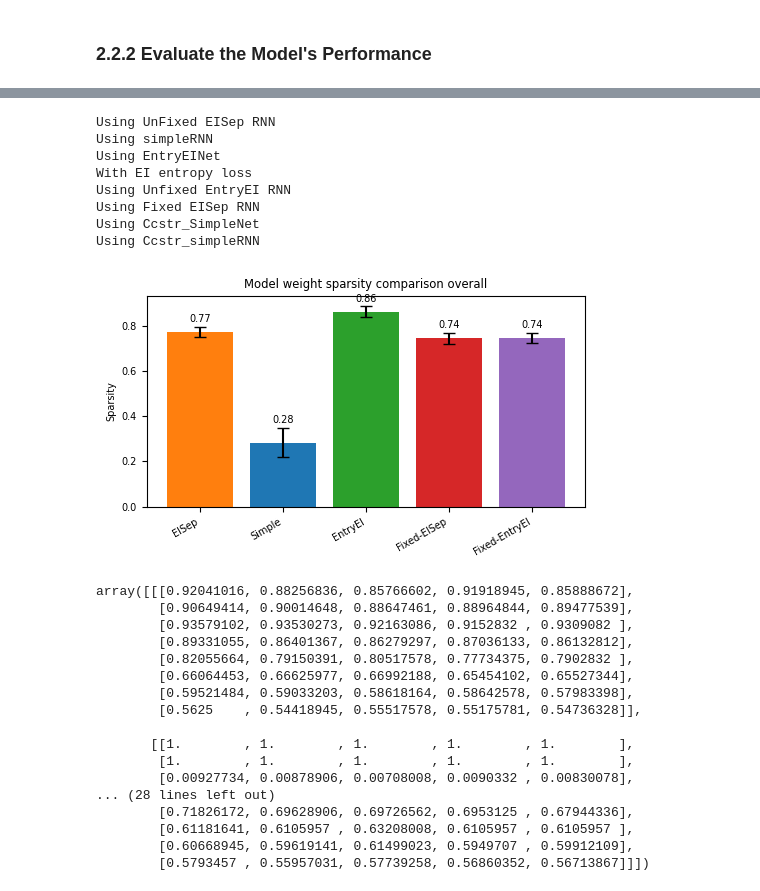
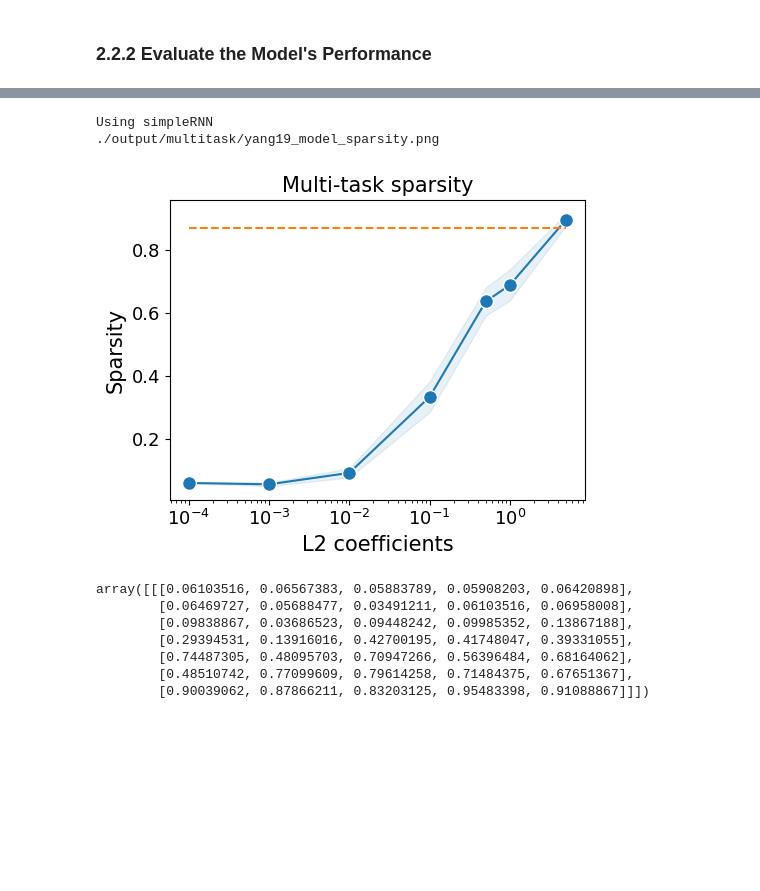
Before and after one commit to NeuroAIHub/EISep, a Jupyter notebook: docs/examples/yang19_dann_multil1_coef.ipynb, the cells around one changed output, grey strips where cells are left out. Cells and saved outputs as stored; diff of their text form; code cells hidden in the pictures; blank space fills up the shorter version.

Commit message:
cstr_simple, multil1, multitemp, truncation

```diff
--- a/docs/examples/yang19_dann_multil1_coef.ipynb
+++ b/docs/examples/yang19_dann_multil1_coef.ipynb
@@ -233,9 +233,10 @@ def train(net, epochs=2000, lyapunov_every=100, lr=1e-3, wd=1e-5, batch_size=64,
         #     l1_loss = net.lstm.Wrec_free.abs().mean()
         # else:
         #     l1_loss = 0
-        l1_loss = net.get_actual_weight().abs().mean()
+        # l1_loss = net.get_actual_weight().abs().mean()
+        l2_loss = net.get_actual_weight().square().mean()
 
-        loss = 1 * entropy_loss + decoding_loss + l1_loss * l1_coef
+        loss = 1 * entropy_loss + decoding_loss + l2_loss * l1_coef
 
         # Backward pass and optimize
         loss.backward()
@@ -421,6 +422,7 @@ def plot_lyapunov_spectrum_separately(lyapunov_spectrum_log_ei, lyapunov_spectru
     plt.show()
 # %%
 import os, pickle
+import copy
 n_seed = 5
 epochs = 3000
 hidden_size = 64
@@ -458,9 +460,9 @@ def multiple_train_multilr(model_name, l1_coefficients):
             lyapunov_spectrum_log_ei[j, seed, :, :] = lyanpunov_spectrum_log
 
             test_EI_performance[j, seed, :] = test(net)
-            net_state_dicts[j][seed] = net.state_dict()
+            net_state_dicts[j][seed] = copy.deepcopy(net.state_dict())
 
-    path = f'./result/multitask/multilr_{model_name}_performance.pkl'
+    path = f'./result/multitask/multil2_lr{lr}_{model_name}_performance.pkl'
     if not os.path.exists(os.path.dirname(path)):
         os.makedirs(os.path.dirname(path))
     info = {'performance': test_EI_performance,
@@ -481,7 +483,8 @@ def multiple_train_multilr(model_name, l1_coefficients):
 model_names = ['simple']
 # lrs = [1e-2]
 # lrs = [0.5, 1e-1, 5e-2, 1e-2, 5e-3, 1e-3, 5e-4, 1e-4]
-l1_coefficients = [1e-5, 1e-4, 1e-3, 1e-2, 1e-1]
+# l1_coefficients = [10]
+l1_coefficients = [1e-4, 1e-3, 1e-2, 1e-1, 1, 10]
 for model_name in model_names:
     print(model_name)
     multiple_train_multilr(model_name, l1_coefficients)
@@ -645,7 +658,8 @@ print(net_state_dicts[0][0])
 # net_state_dicts: [model_names, n_lr, n_seed]
 hidden_size = 64
 n_seed = 5
-def plot_sparsity(net_state_dicts, ob_size, hidden_size, act_size, model_names, legend_names, colors):
+def plot_sparsity(net_state_dicts, ob_size, hidden_size, act_size, model_names, legend_names, colors, l1s):
+    fontsize = 15
     sparsity_ar = np.zeros((len(model_names), len(net_state_dicts[0]), n_seed))
     for i, model_name in enumerate(model_names):
         net = init_model(ob_size, hidden_size, act_size, model_name)
@@ -655,50 +669,43 @@ def plot_sparsity(net_state_dicts, ob_size, hidden_size, act_size, model_names,
                 weight = net.get_actual_weight().detach().cpu().numpy()
                 sparsity = 1 - np.mean(np.abs(weight)>0.1*np.std(np.abs(weight)))
                 sparsity_ar[i,j,seed] = sparsity
-    fig, ax = plt.subplots(figsize=(5,3))
-    mean_sparsity = np.mean(sparsity_ar, axis=(1,2))
-    std_sparsity = np.std(sparsity_ar, axis=(1,2))/np.sqrt(sparsity_ar.shape[1]*sparsity_ar.shape[2])
+    fig, ax = plt.subplots(figsize=(5,4))
+    mean_sparsity = np.mean(sparsity_ar, axis=-1)
+    std_sparsity = np.std(sparsity_ar, axis=-1)/np.sqrt(sparsity_ar.shape[-1])
     for i in range(len(model_names)):
-        bars = ax.bar(i, mean_sparsity[i], yerr=std_sparsity[i], capsize=4, color=colors[i])
-        ax.bar_label(bars, fmt='%.2f', padding=2)
-    ax.set_xticks(np.arange(len(model_names)))
-    ax.set_xticklabels(legend_names[:len(model_names)], rotation=30, ha='right')
-    ax.set_ylabel('Sparsity')
-    ax.set_title(f'Model weight sparsity comparison overall')
+        # bars = ax.bar(i, mean_sparsity[i], yerr=std_sparsity[i], capsize=4, color=colors[i])
+        # ax.bar_label(bars, fmt='%.2f', padding=2)
+        ax.plot(l1s, mean_sparsity[i],  marker='o', color=colors[i], label=legend_names[i],
+                markeredgecolor='white', markeredgewidth=1, markersize=10)
+        ax.fill_between(l1s, mean_sparsity[i]-std_sparsity[i], mean_sparsity[i]+std_sparsity[i], alpha=0.1, color=colors[0])
+
+    # ax.set_xticks(np.arange(len(model_names)))
+    # ax.set_xticklabels(legend_names[:len(model_names)], rotation=30, ha='right')
+    ax.hlines(0.87, l1_coefficients[0], l1_coefficients[-1], colors='C1', linestyles='--')
+    ax.set_ylabel('Sparsity', fontsize=fontsize)
+    ax.set_xlabel('L2 coefficients', fontsize=fontsize)
+    ax.set_title(f'Multi-task sparsity', fontsize=fontsize)
+    ax.set_xscale('log')
+    ax.tick_params(labelsize=fontsize-2)
     plt.tight_layout()
     plt.savefig('./output/multitask/yang19_model_sparsity.png', dpi=400)
+    print('./output/multitask/yang19_model_sparsity.png')
     plt.show()
     plt.close()
     return sparsity_ar
 # %%
-plot_sparsity(net_state_dicts, ob_size, hidden_size, act_size, model_names, legend_names, colors)
+plot_sparsity(net_state_dicts, ob_size, hidden_size, act_size, model_names, legend_names, colors, l1_coefficients)
 # %% [output]
-Using UnFixed EISep RNN
 Using simpleRNN
-Using EntryEINet
-With EI entropy loss
-Using Unfixed EntryEI RNN
-Using Fixed EISep RNN
-Using Ccstr_SimpleNet
-Using Ccstr_simpleRNN
+./output/multitask/yang19_model_sparsity.png
-[figure, old version]
+[figure, new version]
-array([[[0.92041016, 0.88256836, 0.85766602, 0.91918945, 0.85888672],
-        [0.90649414, 0.90014648, 0.88647461, 0.88964844, 0.89477539],
-        [0.93579102, 0.93530273, 0.92163086, 0.9152832 , 0.9309082 ],
-        [0.89331055, 0.86401367, 0.86279297, 0.87036133, 0.86132812],
-        [0.82055664, 0.79150391, 0.80517578, 0.77734375, 0.7902832 ],
-        [0.66064453, 0.66625977, 0.66992188, 0.65454102, 0.65527344],
-        [0.59521484, 0.59033203, 0.58618164, 0.58642578, 0.57983398],
-        [0.5625    , 0.54418945, 0.55517578, 0.55175781, 0.54736328]],
-
-       [[1.        , 1.        , 1.        , 1.        , 1.        ],
-        [1.        , 1.        , 1.        , 1.        , 1.        ],
-        [0.00927734, 0.00878906, 0.00708008, 0.0090332 , 0.00830078],
-... (28 lines left out)
-        [0.71826172, 0.69628906, 0.69726562, 0.6953125 , 0.67944336],
-        [0.61181641, 0.6105957 , 0.63208008, 0.6105957 , 0.6105957 ],
-        [0.60668945, 0.59619141, 0.61499023, 0.5949707 , 0.59912109],
-        [0.5793457 , 0.55957031, 0.57739258, 0.56860352, 0.56713867]]])
+array([[[0.06103516, 0.06567383, 0.05883789, 0.05908203, 0.06420898],
+        [0.06469727, 0.05688477, 0.03491211, 0.06103516, 0.06958008],
+        [0.09838867, 0.03686523, 0.09448242, 0.09985352, 0.13867188],
+        [0.29394531, 0.13916016, 0.42700195, 0.41748047, 0.39331055],
+        [0.74487305, 0.48095703, 0.70947266, 0.56396484, 0.68164062],
+        [0.48510742, 0.77099609, 0.79614258, 0.71484375, 0.67651367],
+        [0.90039062, 0.87866211, 0.83203125, 0.95483398, 0.91088867]]])
 # %%
 # path = f'./result/multitask/eisep_performance.pkl'
 # with open(path, 'rb') as f:
```
Also changed, not shown: parts of 11 cells of this notebook, 56 other files.
